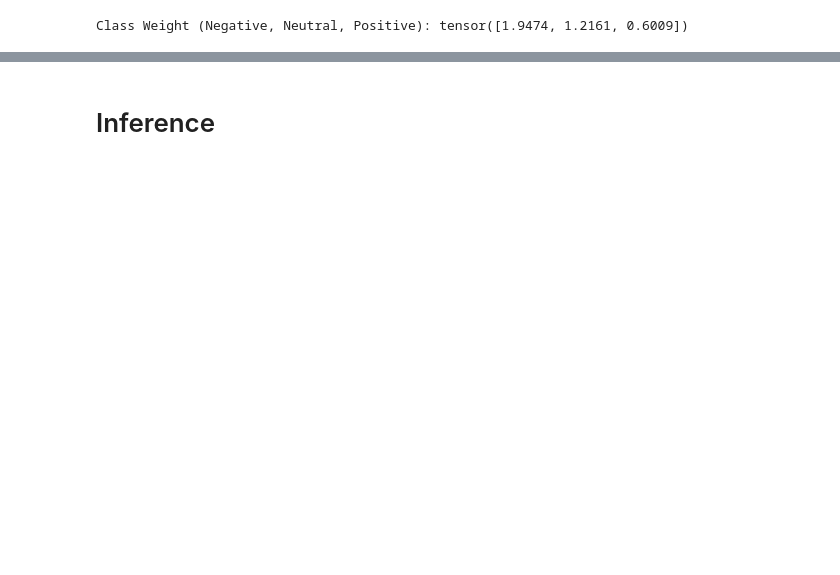
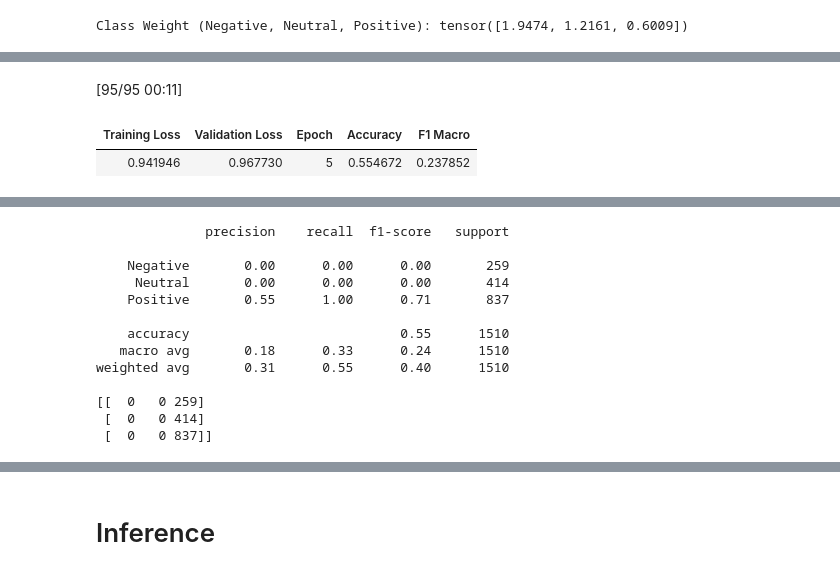
Before and after one commit to bimobirra/Explainable-XLM-R-for-Code-Mixed-Low-Resources-Language, a Jupyter notebook: Explainable_XLM_R.ipynb, the cells around one changed output, grey strips where cells are left out. Saved outputs shown, nothing was run; the diff lists cells and outputs as text; code cells hidden in the pictures; blank space fills up the shorter version.

```diff
--- a/Explainable_XLM_R.ipynb
+++ b/Explainable_XLM_R.ipynb
@@ -265,0 +349,16 @@ class CustomTrainer(Trainer):
+# %%
+baseline_eval = trainer_baseline.evaluate()
+
+preds = trainer_baseline.predict(tokenized_test)
+y_pred_baseline = preds.predictions.argmax(axis=-1)
+y_true_baseline = preds.label_ids
+
+print(classification_report(y_true_baseline, y_pred_baseline, target_names=["Negative","Neutral","Positive"]))
+print(confusion_matrix(y_true_baseline, y_pred_baseline))
+
+del trainer_baseline, model_baseline
+torch.cuda.empty_cache()
+# %% [output]
+[95/95 00:11]
+| Training Loss | Validation Loss | Epoch | Accuracy | F1 Macro |
+| 0.941946 | 0.967730 | 5 | 0.554672 | 0.237852 |
@@ -265,0 +366,13 @@ class CustomTrainer(Trainer):
+              precision    recall  f1-score   support
+
+    Negative       0.00      0.00      0.00       259
+     Neutral       0.00      0.00      0.00       414
+    Positive       0.55      1.00      0.71       837
+
+    accuracy                           0.55      1510
+   macro avg       0.18      0.33      0.24      1510
+weighted avg       0.31      0.55      0.40      1510
+
+[[  0   0 259]
+ [  0   0 414]
+ [  0   0 837]]
```
Also changed, not shown: parts of 19 cells of this notebook.
